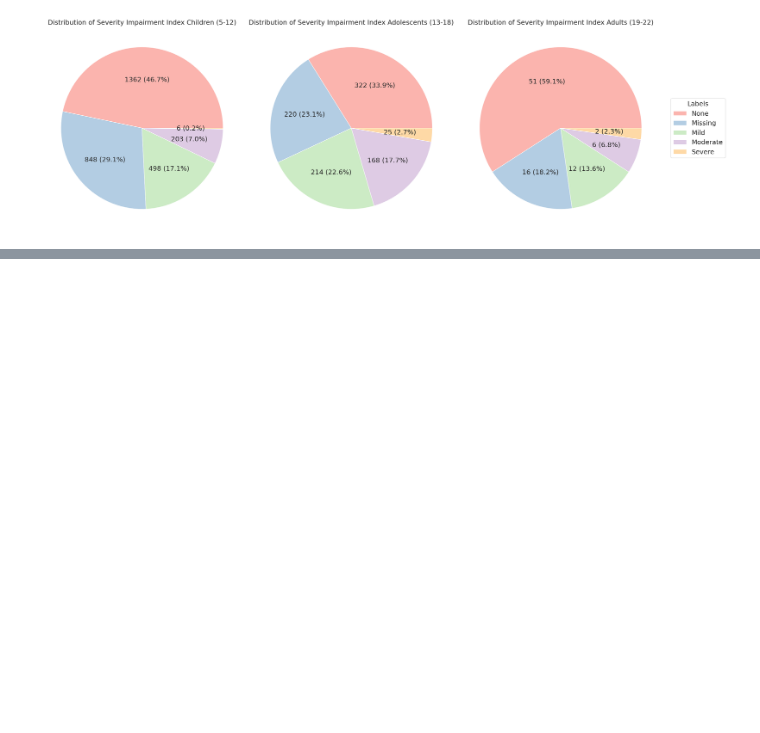
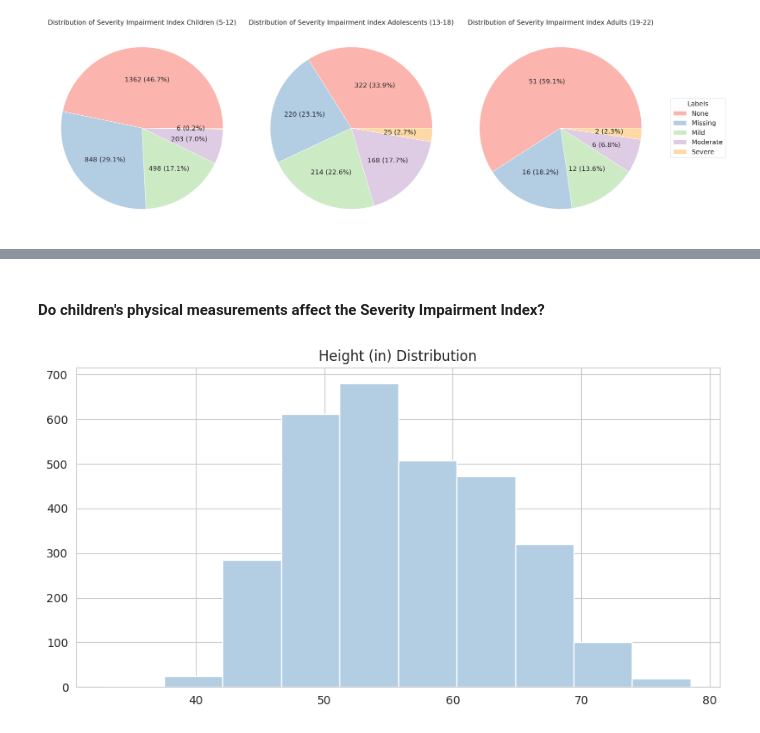
Before and after one commit to datateamclub/project_child_problematic_internet_use_03, a Jupyter notebook: internet_use_v3.ipynb, the cells around one changed output, grey strips where cells are left out. Drawn from its saved outputs; the diff is of its cells as text; code cells hidden in the pictures; blank space fills up the shorter version.

```diff
--- a/internet_use_v3.ipynb
+++ b/internet_use_v3.ipynb
@@ -413,0 +414,9 @@ display()
+# %% [markdown]
+#### Do children's physical measurements affect the Severity Impairment Index?
+# %%
+plt.figure(figsize=(10, 5))
+plt.hist(df_train['Physical-Height'], color=plt.cm.Pastel1.colors[1], bins=10)
+plt.title("Height (in) Distribution")
+display()
+# %% [output]
+[figure, added]
```
Also changed, not shown: parts of 10 cells of this notebook.
